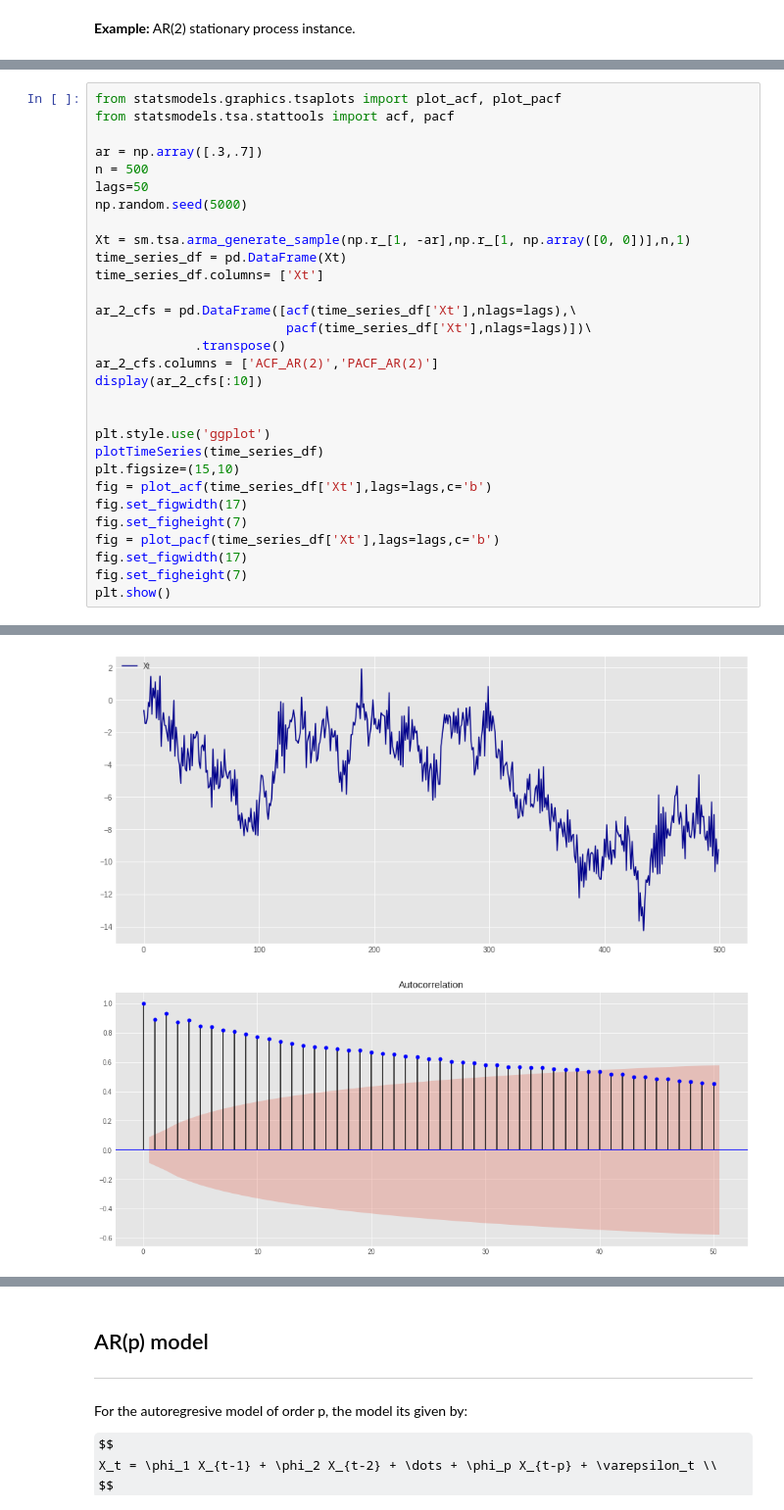
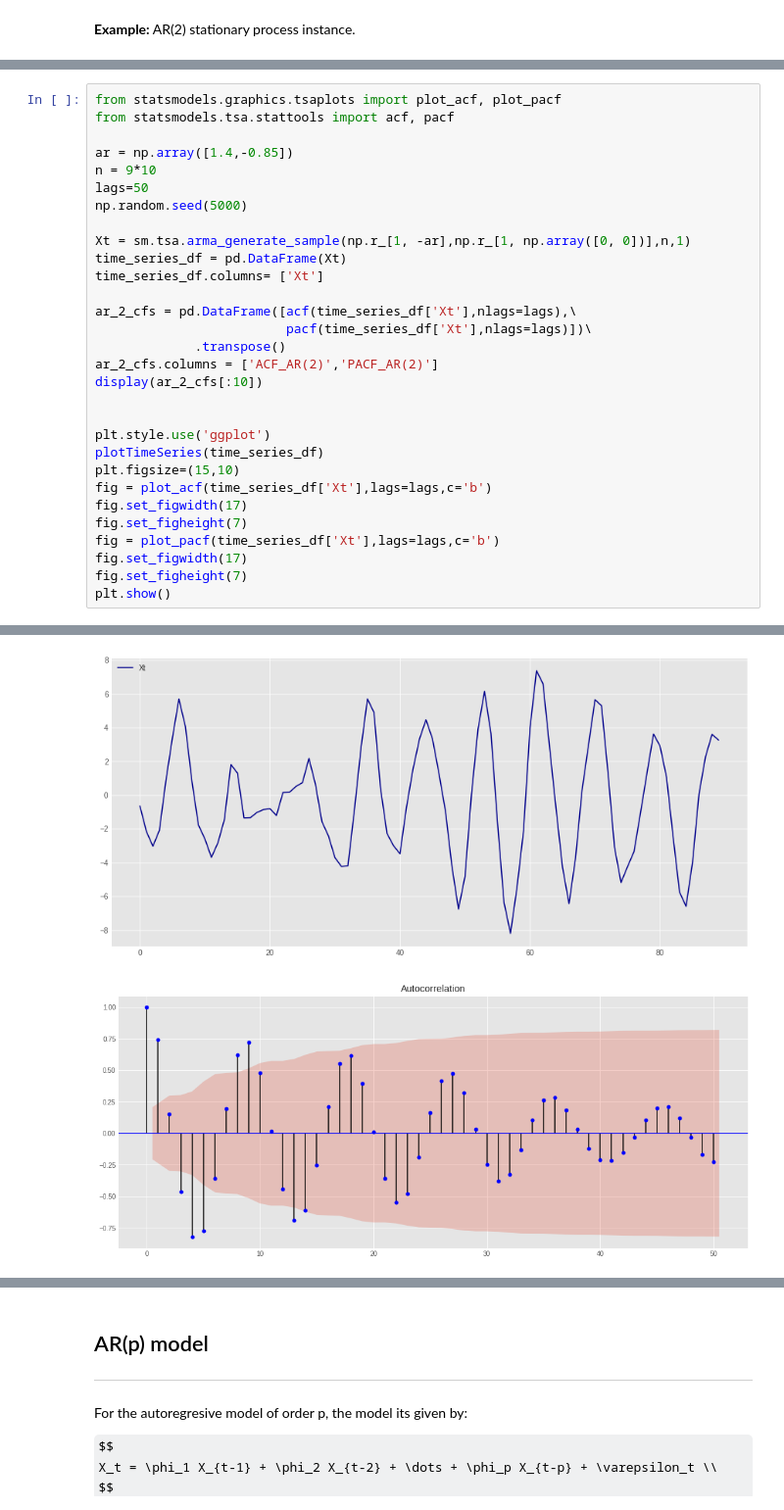
Before and after one commit to ErickEduardoAH/TimeSeriesAnalysis, a Jupyter notebook: 1.3 Time Series Stationary Models - Autoregresive Time Series.ipynb, the cells around one changed output, grey strips where cells are left out. Shown at 98% size. Drawn from its saved outputs; the diff is of its cells as text; some formulas as TeX source.

```diff
--- a/1.3 Time Series Stationary Models - Autoregresive Time Series.ipynb
+++ b/1.3 Time Series Stationary Models - Autoregresive Time Series.ipynb
@@ -972,8 +973,8 @@ $$
 from statsmodels.graphics.tsaplots import plot_acf, plot_pacf
 from statsmodels.tsa.stattools import acf, pacf
 
-ar = np.array([.3,.7])
-n = 500
+ar = np.array([1.4,-0.85])
+n = 9*10
 lags=50
 np.random.seed(5000)
 
@@ -1013,2 +1014,2 @@ plt.show()
-[figure, old version]
+[figure, new version]
-[figure, old version]
+[figure, new version]
```
Also changed, not shown: parts of 21 cells of this notebook.
